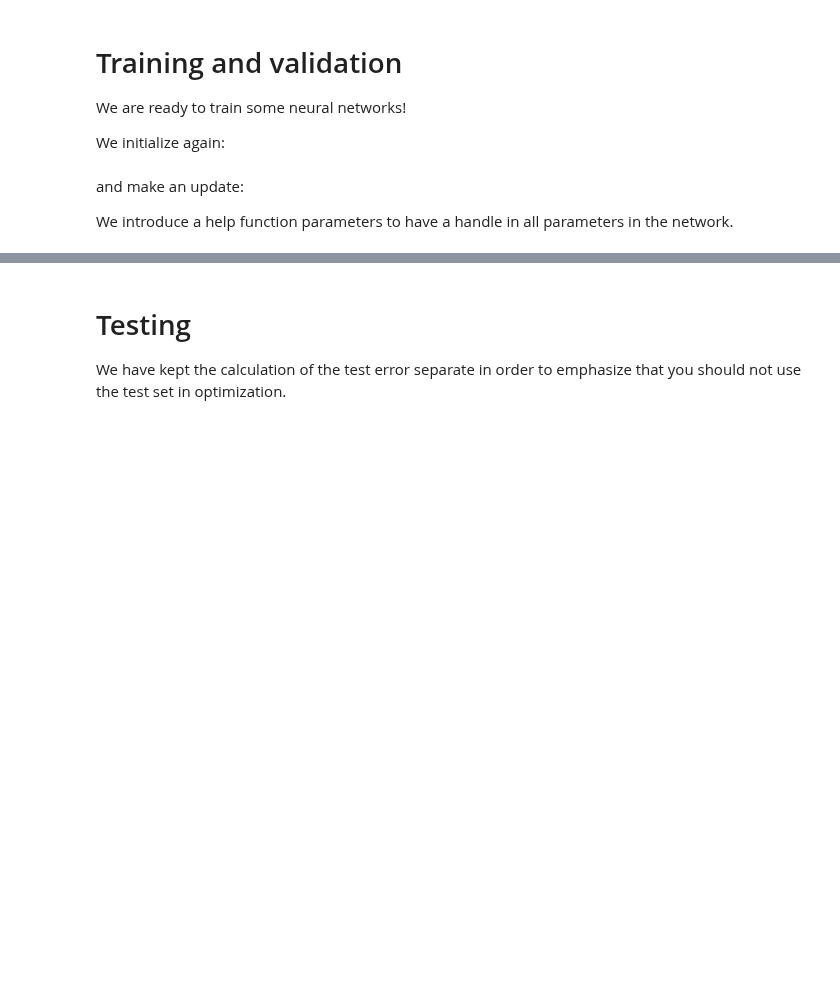
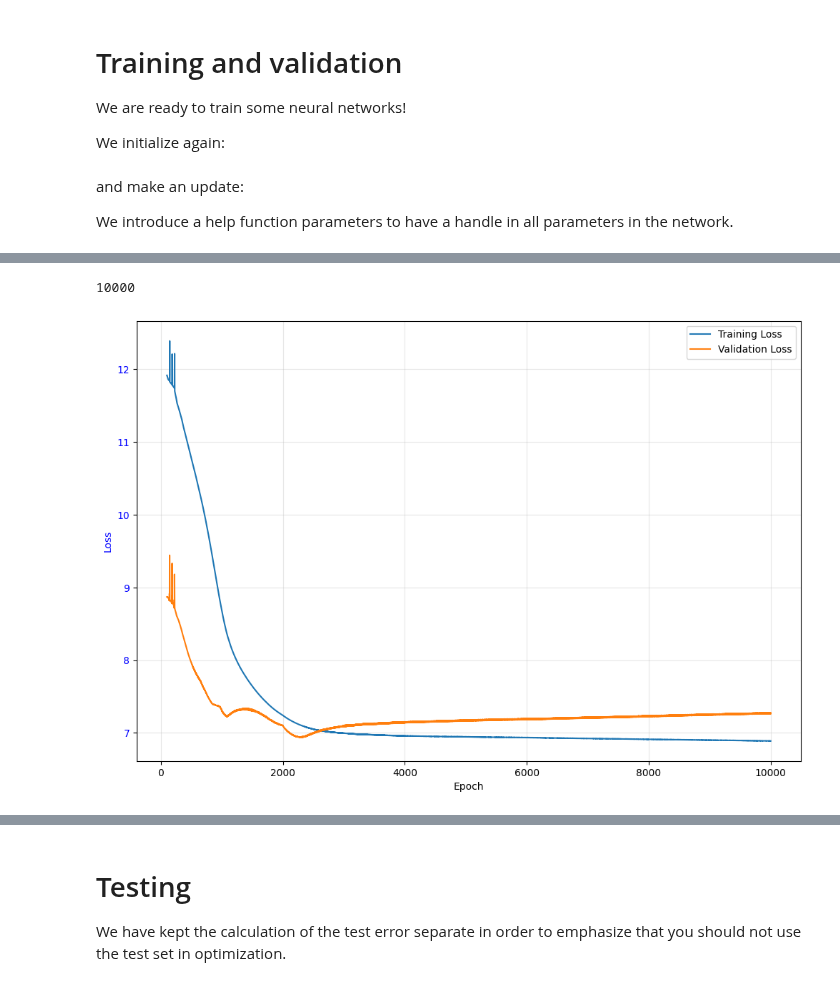
Before and after one commit to P1N60/deep_learning_course, a Jupyter notebook: assignment1/DL_AutoDiff_Nanograd.ipynb, the cells around one changed output, grey strips where cells are left out. Cells and saved outputs as stored; diff of their text form; code cells hidden in the pictures; blank space fills up the shorter version.

```diff
--- a/assignment1/DL_AutoDiff_Nanograd.ipynb
+++ b/assignment1/DL_AutoDiff_Nanograd.ipynb
@@ -1037,7 +1046,7 @@ NN = [
 # %%
 # Initialize training hyperparameters
-EPOCHS = 2500
-LEARN_R = 0.0015
+EPOCHS = 3000
+LEARN_R = 0.002
 # %%
 train_loss = []
 val_loss = []
@@ -1129,0 +1198,30 @@ plt.plot(range(len(val_loss)), val_loss);
+# %%
+len(train_loss)
+# %% [output]
+10000
+# %%
+figure, axe = plt.subplots()
+color = 'blue'
+axe.set_xlabel('Epoch')
+axe.set_ylabel('Loss', color=color)
+axe.plot(range(100, len(train_loss)), train_loss[100:], zorder=2, label=["Training Loss"])
+axe.plot(range(100, len(val_loss)), val_loss[100:], zorder=2, label=["Validation Loss"])
+axe.tick_params(axis='y', labelcolor=color)
+
+#axe2 = axe.twinx()
+
+
+color = 'red'
+#axe2.set_ylabel("Learning rate", color=color)
+#axe2.plot(range(len(learningrate_history)-100), learningrate_history[100:], zorder=2, label="Learning rate", c='red', alpha=0.3)
+
+# plt.plot(range(len(train_loss)-10), train_loss[10:], zorder=2, label=["Training Loss"])
+# plt.plot(range(len(val_loss)-10), val_loss[10:], zorder=2, label=["Validation Loss"])
+# plt.plot(range(len(learningrate_history)-10), learningrate_history[10:], zorder=2, label="Learning rate", c='red')
+plt.grid(alpha=0.3, zorder=1)
+plt.legend()
+figure.set_size_inches((12,8))
+
+plt.show()
+# %% [output]
+[figure, added]
```
Also changed, not shown: parts of 13 cells of this notebook.
